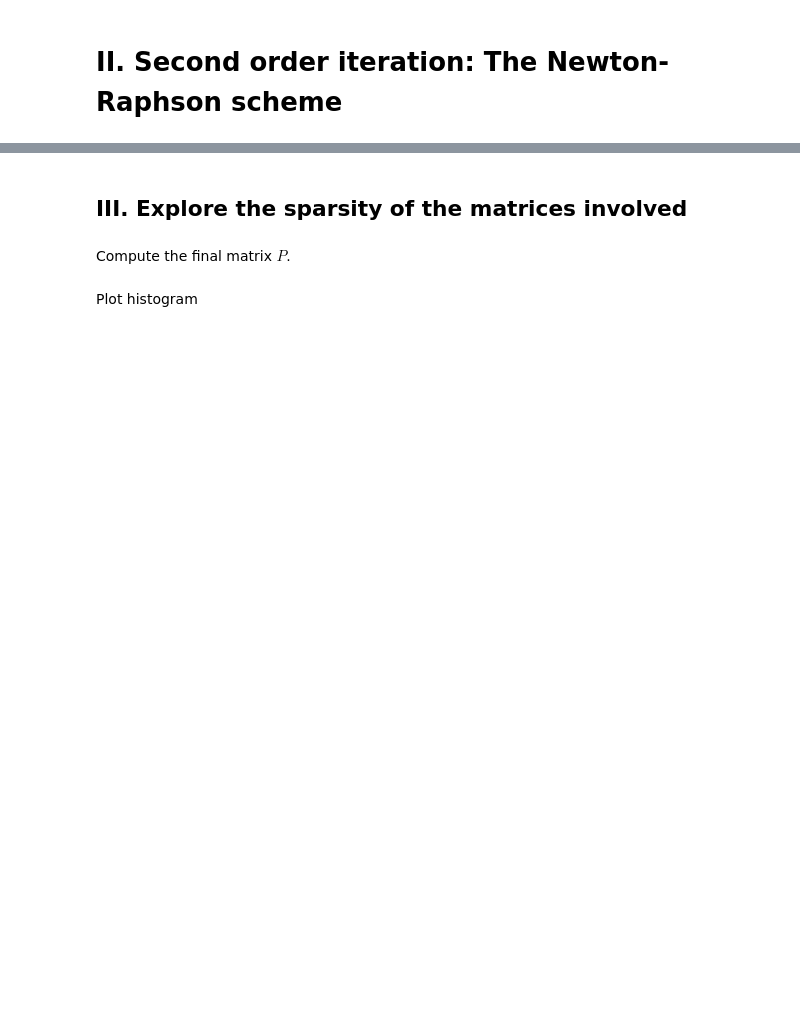
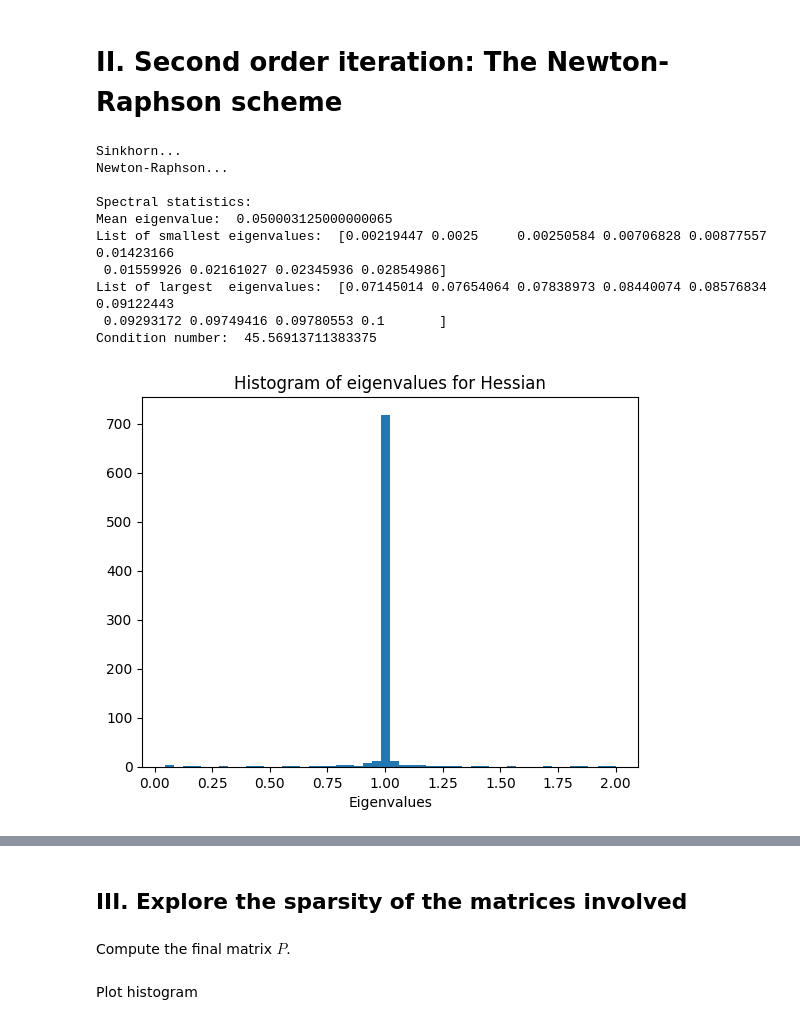
Before and after one commit to bosea949/Optimal-Transport, a Jupyter notebook: ipynb/NewtonAndSparsity.ipynb, the cells around one changed output, grey strips where cells are left out. Drawn from its saved outputs; the diff is of its cells as text; code cells hidden in the pictures; blank space fills up the shorter version.

Commit message:
:hammer Newton Sparsity Exoeriments

```diff
--- a/ipynb/NewtonAndSparsity.ipynb
+++ b/ipynb/NewtonAndSparsity.ipynb
@@ -204,7 +229,7 @@ plt.show()
 # %% [markdown]
 # II. Second order iteration: The Newton-Raphson scheme
 # %%
-epsilon = 0.01
+epsilon = 0.05
 K = np.exp(-C/epsilon)
 u=np.ones(N[0])
 v = np.ones(N[1])
@@ -229,33 +254,45 @@ def print_spectral_statistics(mat):
     sorting_indices = np.argsort(eig)
     eig = eig[sorting_indices]
     v   = v[:, sorting_indices]
     print( "Mean eigenvalue: ", np.mean(eig) )
     print( "List of smallest eigenvalues: ", eig[:10])
     print( "List of largest  eigenvalues: ", eig[-10:])
     min_index = np.argmin(np.abs(eig))
     max_index = np.argmax(np.abs(eig))
     min_value = eig[ min_index ]
     max_value = eig[max_index]
     min_vector = v[:, min_index]
     min_vector = min_vector/min_vector[0]
     max_vector = v[:,max_index]
     max_vector = max_vector/max_vector[0]
     condition_number = max_value/min_value
     #print( "Min eigenvalue vector: ", max_vector)
     #
     #print( v[:,0]*np.sqrt( self.N1 + self.N2))
     #vector = v[:,0]
     #test = np.dot( result, vector)
     #print( np.linalg.norm(test) )
     #print("Min absolute eigenvalues: ", min_value)
     #print("Norm of v-1: ", np.linalg.norm(min_vector-eig_vector))
     print("Condition number: ", condition_number)
     plt.hist( eig/np.mean(eig), 50)
     plt.title( "Histogram of eigenvalues for Hessian")
     plt.xlabel( "Eigenvalues")
     plt.show()
 # end def
 print_spectral_statistics( hessian )
+# %% [output]
+Sinkhorn...
+Newton-Raphson...
+
+Spectral statistics:
+Mean eigenvalue:  0.050003125000000065
+List of smallest eigenvalues:  [0.00219447 0.0025     0.00250584 0.00706828 0.00877557 0.01423166
+ 0.01559926 0.02161027 0.02345936 0.02854986]
+List of largest  eigenvalues:  [0.07145014 0.07654064 0.07838973 0.08440074 0.08576834 0.09122443
+ 0.09293172 0.09749416 0.09780553 0.1       ]
+Condition number:  45.56913711383375
+[figure, added]
 # %%
 # Plot
 plt.figure(figsize = (12,6))
```
Also changed, not shown: parts of 17 cells of this notebook.
